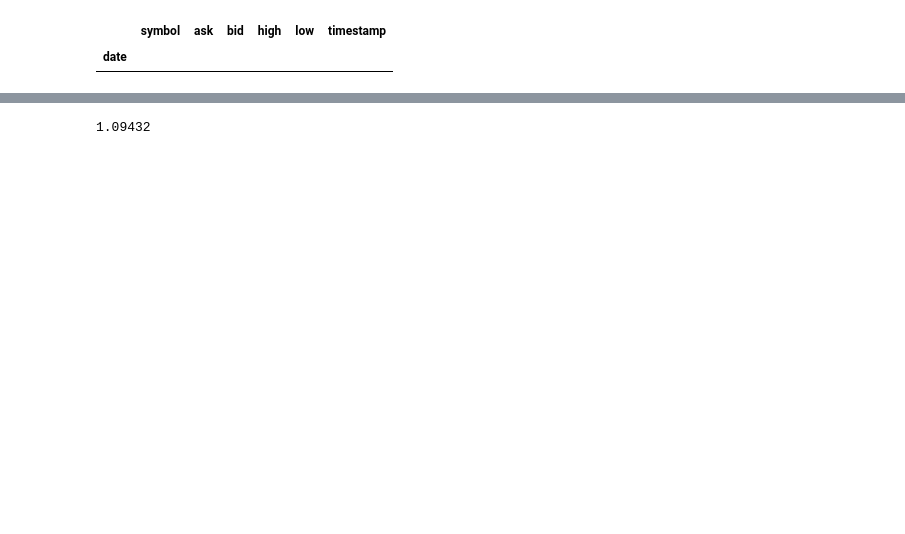
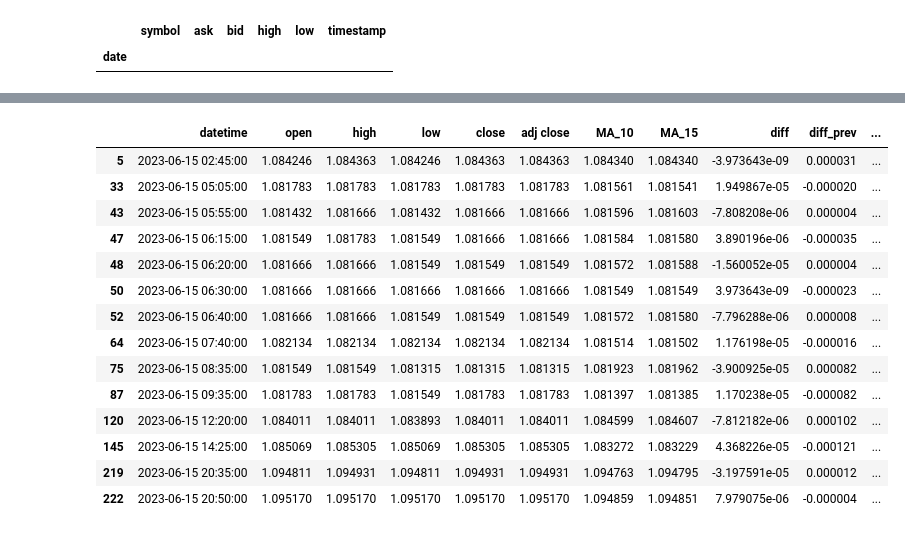
Before and after one commit to marmibv/XTB-Trader, a Jupyter notebook: api_tests.ipynb, the cells around one changed output, grey strips where cells are left out. Cells and saved outputs as stored; diff of their text form; code cells hidden in the pictures; blank space fills up the shorter version.

```diff
--- a/api_tests.ipynb
+++ b/api_tests.ipynb
@@ -270,4 +127,0 @@ client.logout()
-# %%
-1.09482 - 5*0.0001
-# %% [output]
-1.09432
@@ -275,0 +130,18 @@ kwargs["sl"] = kwargs["price"] - kwargs["sl"] * 0.0001
+# %%
+df[df.is_trade != 0]
+# %% [output]
+|  | datetime | open | high | low | close | adj close | MA_10 | MA_15 | diff | diff_prev | ... |
+| 5 | 2023-06-15 02:45:00 | 1.084246 | 1.084363 | 1.084246 | 1.084363 | 1.084363 | 1.084340 | 1.084340 | -3.973643e-09 | 0.000031 | ... |
+| 33 | 2023-06-15 05:05:00 | 1.081783 | 1.081783 | 1.081783 | 1.081783 | 1.081783 | 1.081561 | 1.081541 | 1.949867e-05 | -0.000020 | ... |
+| 43 | 2023-06-15 05:55:00 | 1.081432 | 1.081666 | 1.081432 | 1.081666 | 1.081666 | 1.081596 | 1.081603 | -7.808208e-06 | 0.000004 | ... |
+| 47 | 2023-06-15 06:15:00 | 1.081549 | 1.081783 | 1.081549 | 1.081666 | 1.081666 | 1.081584 | 1.081580 | 3.890196e-06 | -0.000035 | ... |
+| 48 | 2023-06-15 06:20:00 | 1.081666 | 1.081666 | 1.081549 | 1.081549 | 1.081549 | 1.081572 | 1.081588 | -1.560052e-05 | 0.000004 | ... |
+| 50 | 2023-06-15 06:30:00 | 1.081666 | 1.081666 | 1.081666 | 1.081666 | 1.081666 | 1.081549 | 1.081549 | 3.973643e-09 | -0.000023 | ... |
+| 52 | 2023-06-15 06:40:00 | 1.081666 | 1.081666 | 1.081549 | 1.081549 | 1.081549 | 1.081572 | 1.081580 | -7.796288e-06 | 0.000008 | ... |
+| 64 | 2023-06-15 07:40:00 | 1.082134 | 1.082134 | 1.082134 | 1.082134 | 1.082134 | 1.081514 | 1.081502 | 1.176198e-05 | -0.000016 | ... |
+| 75 | 2023-06-15 08:35:00 | 1.081549 | 1.081549 | 1.081315 | 1.081315 | 1.081315 | 1.081923 | 1.081962 | -3.900925e-05 | 0.000082 | ... |
+| 87 | 2023-06-15 09:35:00 | 1.081783 | 1.081783 | 1.081549 | 1.081783 | 1.081783 | 1.081397 | 1.081385 | 1.170238e-05 | -0.000082 | ... |
+| 120 | 2023-06-15 12:20:00 | 1.084011 | 1.084011 | 1.083893 | 1.084011 | 1.084011 | 1.084599 | 1.084607 | -7.812182e-06 | 0.000102 | ... |
+| 145 | 2023-06-15 14:25:00 | 1.085069 | 1.085305 | 1.085069 | 1.085305 | 1.085305 | 1.083272 | 1.083229 | 4.368226e-05 | -0.000121 | ... |
+| 219 | 2023-06-15 20:35:00 | 1.094811 | 1.094931 | 1.094811 | 1.094931 | 1.094931 | 1.094763 | 1.094795 | -3.197591e-05 | 0.000012 | ... |
+| 222 | 2023-06-15 20:50:00 | 1.095170 | 1.095170 | 1.095170 | 1.095170 | 1.095170 | 1.094859 | 1.094851 | 7.979075e-06 | -0.000004 | ... |
```
Also changed, not shown: parts of 16 cells of this notebook, 4 other files.
